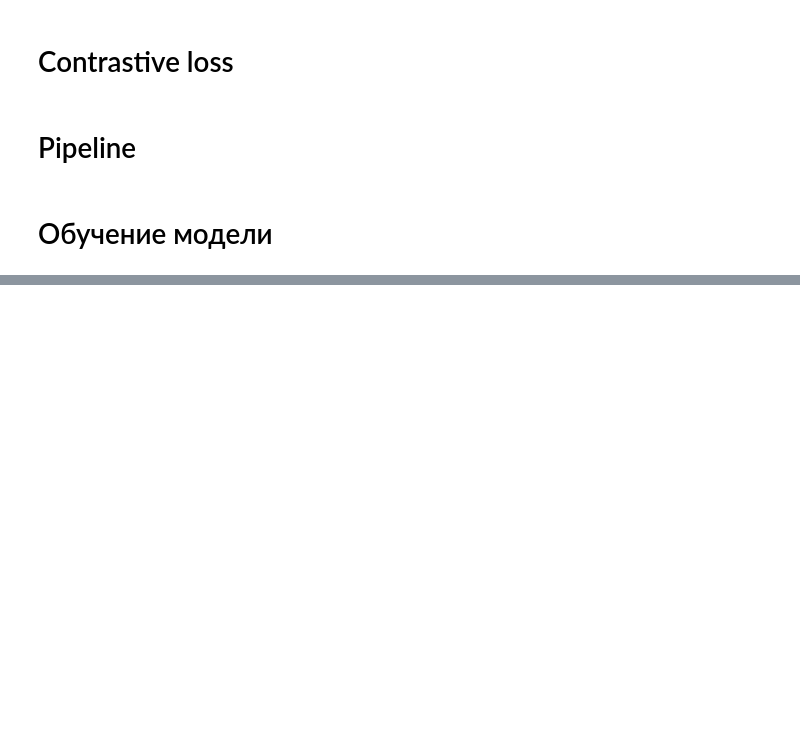
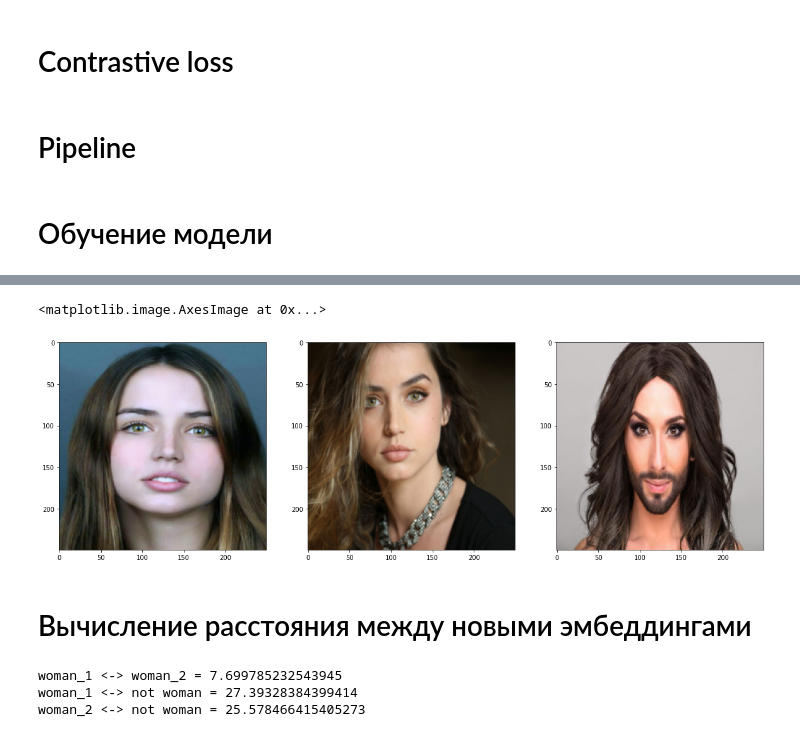
Before and after one commit to panzershracker/Deep-learning-in-comp.-vision, a Jupyter notebook: HW_6.ipynb, the cells around one changed output, grey strips where cells are left out. Drawn from its saved outputs; the diff is of its cells as text; code cells hidden in the pictures; blank space fills up the shorter version.

```diff
--- a/HW_6.ipynb
+++ b/HW_6.ipynb
@@ -154,6 +165,0 @@ df_test = df_test.map(normalization)
-# %%
-df_test_x, df_test_y = [], []
-
-for lbl, img in iter(df_test):
-  df_test_x.append(img)
-  df_test_y.append(lbl)
@@ -178,0 +191,25 @@ ResourceExhaustedError: ignored
+# %%
+def prepare_img(img_name):
+  img = imageio.imread(img_name, pilmode='RGB')
+  img = img.astype(np.float32) / 255
+  img = resize(img, (250, 250, 3), mode='reflect')
+  img = np.reshape(img, (250, 250, 3))
+
+  return img
+# %%
+img_1 = prepare_img('4935009ca8d5d1e61b3277c76ea06c.jpg') # woman
+img_2 = prepare_img('875365.jpg') # woman
+img_3 = prepare_img('o_konchita_1_.jpg') # not woman
+# %%
+fig = plt.figure(figsize=[20,10])
+ax = fig.add_subplot(1, 3, 1)
+ax.imshow(img_1)
+
+ax = fig.add_subplot(1, 3, 2)
+ax.imshow(img_2)
+
+ax = fig.add_subplot(1,3,3)
+ax.imshow(img_3)
+# %% [output]
+<matplotlib.image.AxesImage at 0x...>
+[figure, added]
@@ -178,0 +221,14 @@ ResourceExhaustedError: ignored
+# %% [markdown]
+# Вычисление расстояния между новыми эмбеддингами
+# %%
+emb_1 = new_embs[0,:]
+emb_2 = new_embs[1,:]
+emb_3 = new_embs[2,:]
+
+print(f'woman_1 <-> woman_2 = {diff(emb_1, emb_2)}')
+print(f'woman_1 <-> not woman = {diff(emb_1, emb_3)}')
+print(f'woman_2 <-> not woman = {diff(emb_2, emb_3)}')
+# %% [output]
+woman_1 <-> woman_2 = 7.699785232543945
+woman_1 <-> not woman = 27.39328384399414
+woman_2 <-> not woman = 25.578466415405273
```
Also changed, not shown: parts of 14 cells of this notebook.
